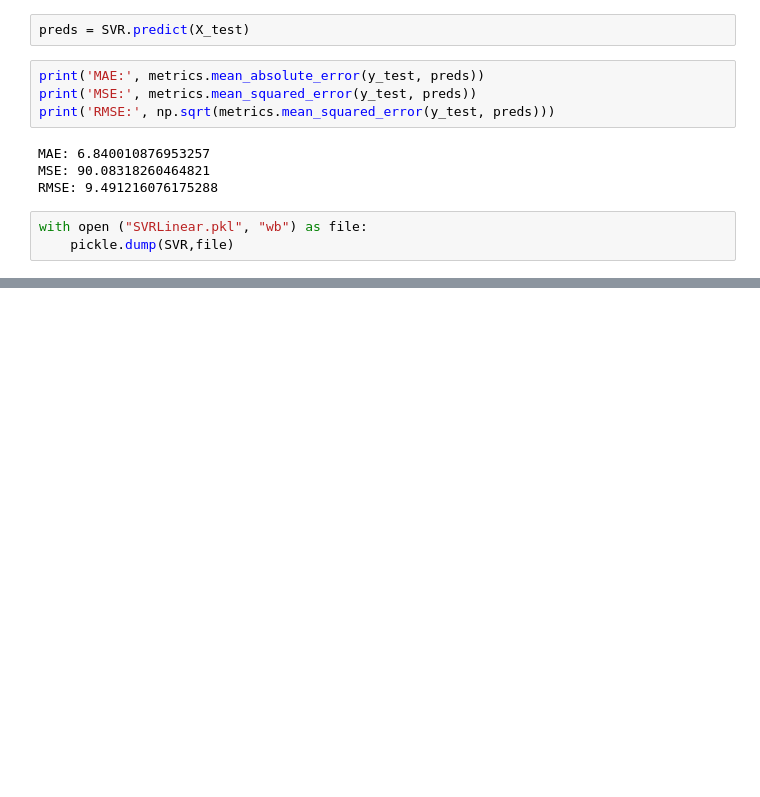
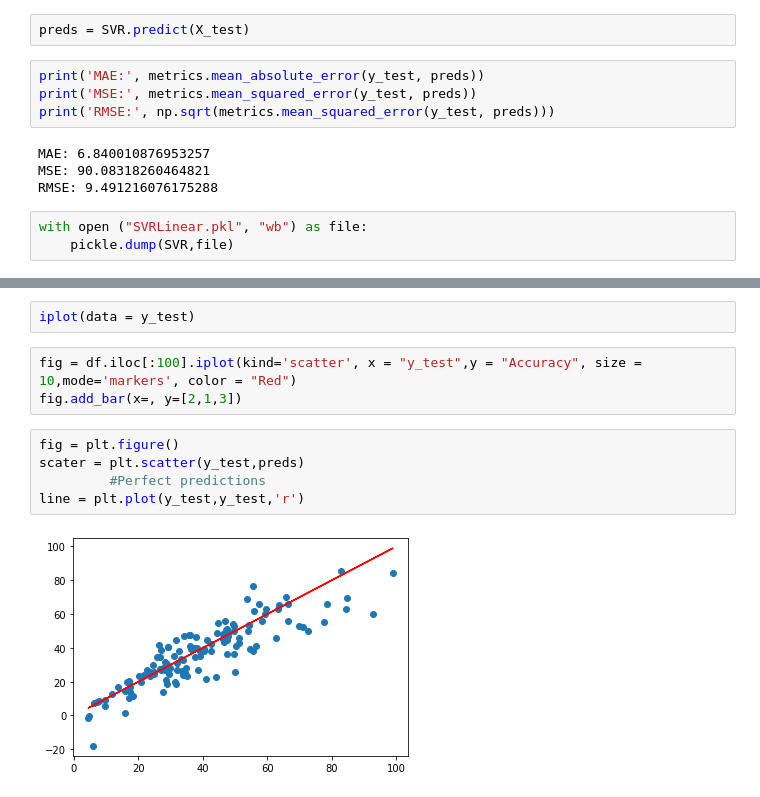
Before and after one commit to KacperChmura1/LaserTag-Project, a Jupyter notebook: Machine_Learning.ipynb, the cells around one changed output, grey strips where cells are left out. Cells and saved outputs as stored; diff of their text form; blank space fills up the shorter version.

```diff
--- a/Machine_Learning.ipynb
+++ b/Machine_Learning.ipynb
@@ -411,0 +477,12 @@ with open ("SVRLinear.pkl", "wb") as file:
+# %%
+iplot(data = y_test)
+# %%
+fig = df.iloc[:100].iplot(kind='scatter', x = "y_test",y = "Accuracy", size = 10,mode='markers', color = "Red")
+fig.add_bar(x=, y=[2,1,3])
+# %%
+fig = plt.figure()
+scater = plt.scatter(y_test,preds)
+         #Perfect predictions
+line = plt.plot(y_test,y_test,'r')
+# %% [output]
+[figure, added]
```
Also changed, not shown: parts of 64 cells of this notebook, 1 other file.
